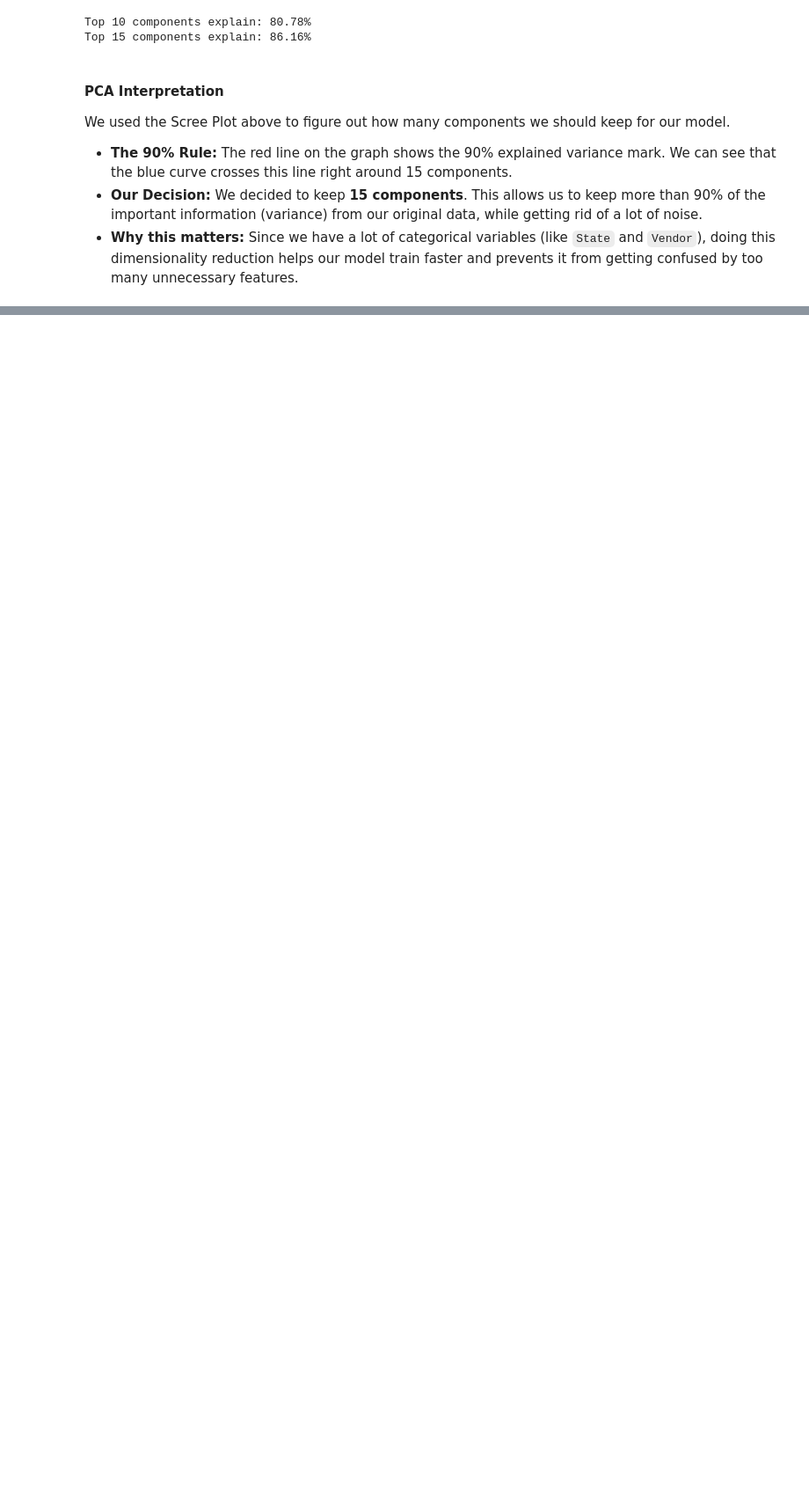
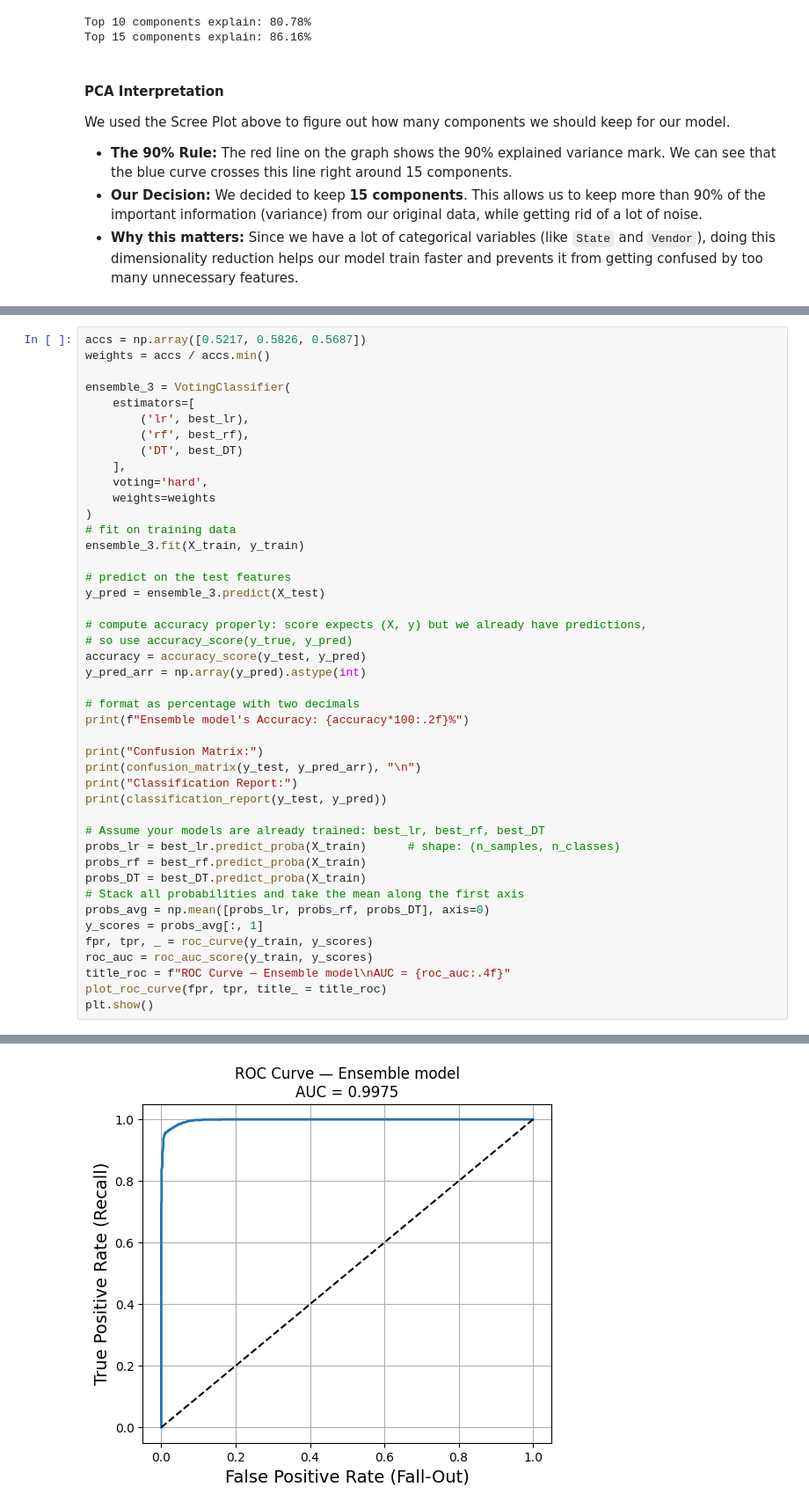
Before and after one commit to Hychow-gh/SI_618_Project, a Jupyter notebook: Project_Part_3.ipynb, the cells around one changed output, grey strips where cells are left out. Shown at 88% size. Saved outputs shown, nothing was run; the diff lists cells and outputs as text; blank space fills up the shorter version.

```diff
--- a/Project_Part_3.ipynb
+++ b/Project_Part_3.ipynb
@@ -169,0 +465,45 @@ We used the Scree Plot above to figure out how many components we should keep fo
+# %%
+accs = np.array([0.5217, 0.5826, 0.5687])
+weights = accs / accs.min()
+
+ensemble_3 = VotingClassifier(
+    estimators=[
+        ('lr', best_lr),
+        ('rf', best_rf),
+        ('DT', best_DT)
+    ],
+    voting='hard',
+    weights=weights
+)
+# fit on training data
+ensemble_3.fit(X_train, y_train)
+
+# predict on the test features
+y_pred = ensemble_3.predict(X_test)
+
+# compute accuracy properly: score expects (X, y) but we already have predictions,
+# so use accuracy_score(y_true, y_pred)
+accuracy = accuracy_score(y_test, y_pred)
+y_pred_arr = np.array(y_pred).astype(int)
+
+# format as percentage with two decimals
+print(f"Ensemble model's Accuracy: {accuracy*100:.2f}%")
+
+print("Confusion Matrix:")
+print(confusion_matrix(y_test, y_pred_arr), "\n")
+print("Classification Report:")
+print(classification_report(y_test, y_pred))
+
+# Assume your models are already trained: best_lr, best_rf, best_DT
+probs_lr = best_lr.predict_proba(X_train)      # shape: (n_samples, n_classes)
+probs_rf = best_rf.predict_proba(X_train)
+probs_DT = best_DT.predict_proba(X_train)
+# Stack all probabilities and take the mean along the first axis
+probs_avg = np.mean([probs_lr, probs_rf, probs_DT], axis=0)
+y_scores = probs_avg[:, 1]
+fpr, tpr, _ = roc_curve(y_train, y_scores)
+roc_auc = roc_auc_score(y_train, y_scores)
+title_roc = f"ROC Curve — Ensemble model\nAUC = {roc_auc:.4f}"
+plot_roc_curve(fpr, tpr, title_ = title_roc)
+plt.show()
+# %% [output]
@@ -169,0 +524 @@ We used the Scree Plot above to figure out how many components we should keep fo
+[figure, added]
```
Also changed, not shown: parts of 15 cells of this notebook, 1 other file.
